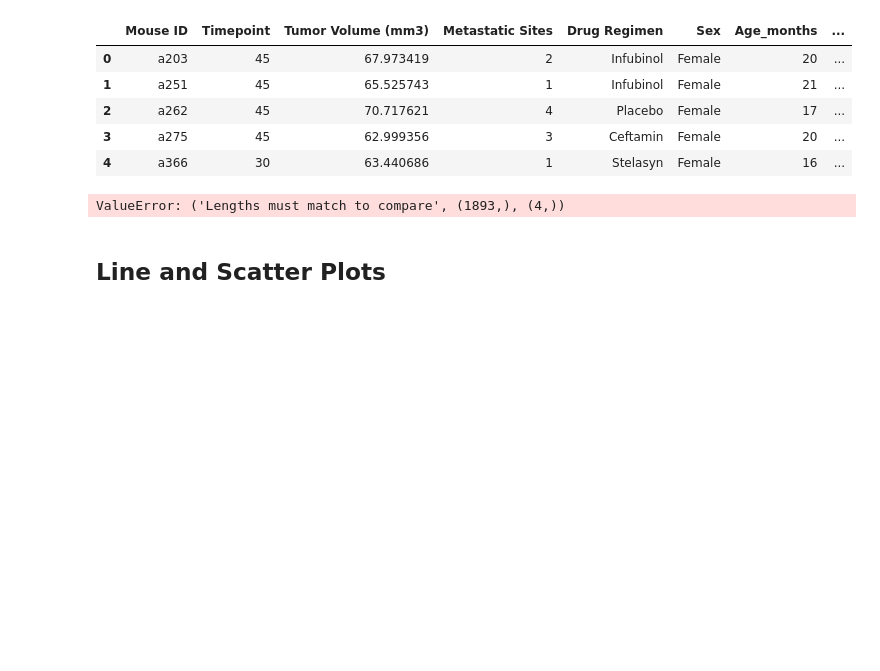
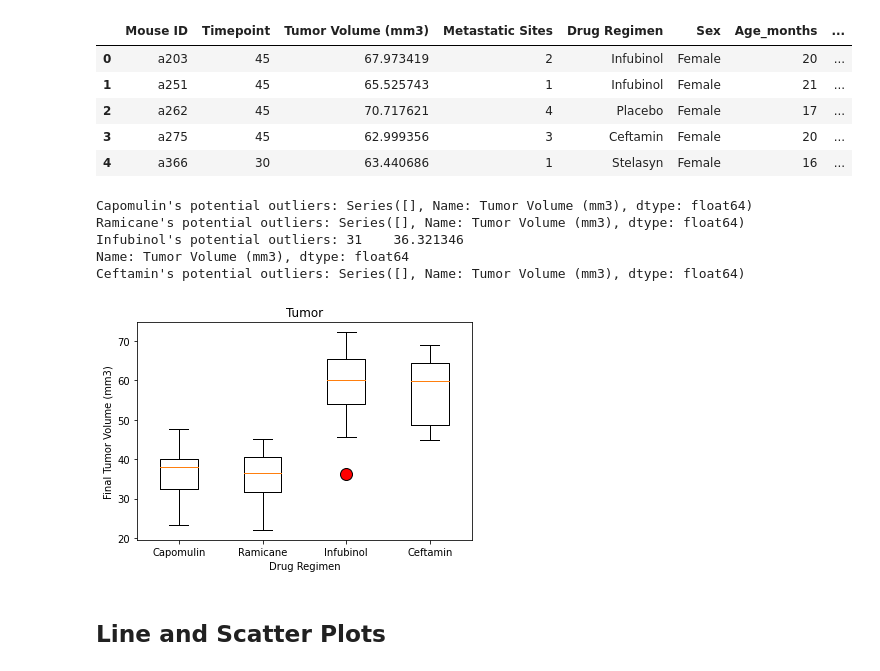
Before and after one commit to 01caffe/Matplotlib_Challenge, a Jupyter notebook: Instructions/Pymaceuticals/pymaceuticals_starter.ipynb, the cells around one changed output. Cells and saved outputs as stored; diff of their text form; code cells hidden in the pictures; blank space fills up the shorter version.

```diff
--- a/Instructions/Pymaceuticals/pymaceuticals_starter.ipynb
+++ b/Instructions/Pymaceuticals/pymaceuticals_starter.ipynb
@@ -214,49 +215,34 @@ merged_data.head()
 treatment_list = ["Capomulin", "Ramicane", "Infubinol", "Ceftamin"]
 
 # Create empty list to fill with tumor vol data (for plotting)
-tumor_vol_list = []
+tumor_regimen_list = []
 
 # Calculate the IQR and quantitatively determine if there are any potential outliers.
 
 
     # Locate the rows which contain mice on each drug and get the tumor volumes
-tumor_vol = tumor_regimen['Tumor Volume (mm3)']
-tumor_vol
-    # add subset
-tumor_vol_list.append(tumor_vol)
+for x in treatment_list:
+    #print(x)
+    tumor_regimen = merged_data.loc[merged_data["Drug Regimen"] == x, 'Tumor Volume (mm3)']
+#     tumor_vol= tumor_regimen['Tumor Volume (mm3)']
+   # print(tumor_vol)
+     # add subset
+    tumor_regimen_list.append(tumor_regimen)
 
-# Calculate the IQR and quantitatively determine if there are any potential outliers.
-quartile0 = tumor_vol_list[0].quantile([.25,.5,.75])
-lowerq0 = quartile0[0.25]
-upperq0 = quartile0[0.75]
-IQR0 = upperq0-lowerq0
+    #Define Quartile
+    quartiles = tumor_regimen.quantile([.25,.5,.75])
+    lowerq = quartiles[0.25]
+    upperq = quartiles[0.75]
+    IQR = upperq-lowerq
 
-quartile1 = tumor_vol_list[1].quantile([.25,.5,.75])
-lowerq1 = quartile1[0.25]
-upperq1 = quartile1[0.75]
-IQR1 = upperq1-lowerq1
+    lower_bound = lowerq - (1.5*IQR)
+    upper_bound = upperq + (1.5*IQR)
 
-quartile2 = tumor_vol_list[2].quantile([.25,.5,.75])
-lowerq2 = quartile2[0.25]
-upperq2 = quartile2[0.75]
-IQR2 = upperq2-lowerq2
-
-quartile3 = tumor_vol_list[3].quantile([.25,.5,.75])
-lowerq3 = quartile3[0.25]
-upperq3 = quartile3[0.75]
-IQR3 = upperq3-lowerq3
-
-#Determine outliers using upper and lower bounds
-lower_bound0 = lowerq0 - (1.5*IQR0)
-upper_bound0 = upperq0 + (1.5*IQR0)
-
-lower_bound1 = lowerq1 - (1.5*IQR1)
-upper_bound1 = upperq1 + (1.5*IQR1)
-
-lower_bound2 = lowerq2 - (1.5*IQR2)
-upper_bound2 = upperq2 + (1.5*IQR2)
-
-lower_bound3 = lowerq3 - (1.5*IQR3)
-upper_bound3 = upperq3 + (1.5*IQR3)
+    outliers = tumor_regimen.loc[(tumor_regimen < lower_bound) | (tumor_regimen > upper_bound)]
+    print(f"{x}'s potential outliers: {outliers}")
 # %% [output]
-ValueError: ('Lengths must match to compare', (1893,), (4,))
+Capomulin's potential outliers: Series([], Name: Tumor Volume (mm3), dtype: float64)
+Ramicane's potential outliers: Series([], Name: Tumor Volume (mm3), dtype: float64)
+Infubinol's potential outliers: 31    36.321346
+Name: Tumor Volume (mm3), dtype: float64
+Ceftamin's potential outliers: Series([], Name: Tumor Volume (mm3), dtype: float64)
@@ -265,2 +249,20 @@ ValueError: ('Lengths must match to compare', (1893,), (4,))
+# %%
+# Generate a box plot of the final tumor volume of each mouse across four regimens of interest
+# Edit outliers on boxplot for visibility
+x= ['Capomulin', 'Ramicane', 'Infubinol','Ceftamin']
+
+flierprops = dict(marker='o', markerfacecolor='r', markersize=12,
+                  linestyle='none')
+fig1, ax1 = plt.subplots()
+ax1.set_title('Tumor')
+ax1.set_ylabel('Final Tumor Volume (mm3)')
+ax1.set_xlabel("Drug Regimen")
+ax1.boxplot(tumor_regimen_list, flierprops = flierprops, labels = x)
+
+plt.savefig("../Images/box_plot.png", bbox_inches = "tight")
+
+plt.show()
+# %% [output]
+[figure, added]
 # %% [markdown]
 ## Line and Scatter Plots
```
Also changed, not shown: parts of 8 cells of this notebook, 3 other files.
